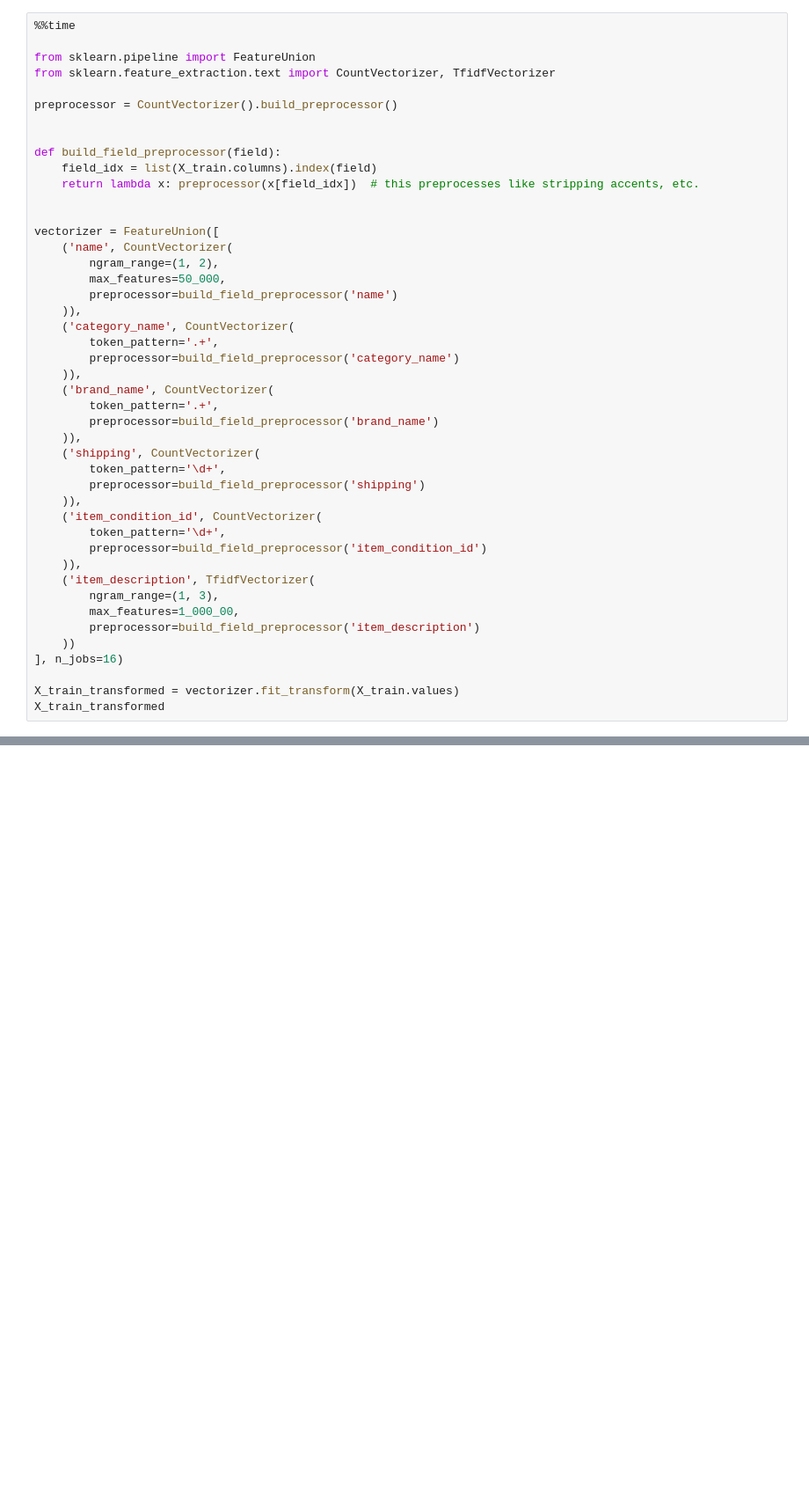
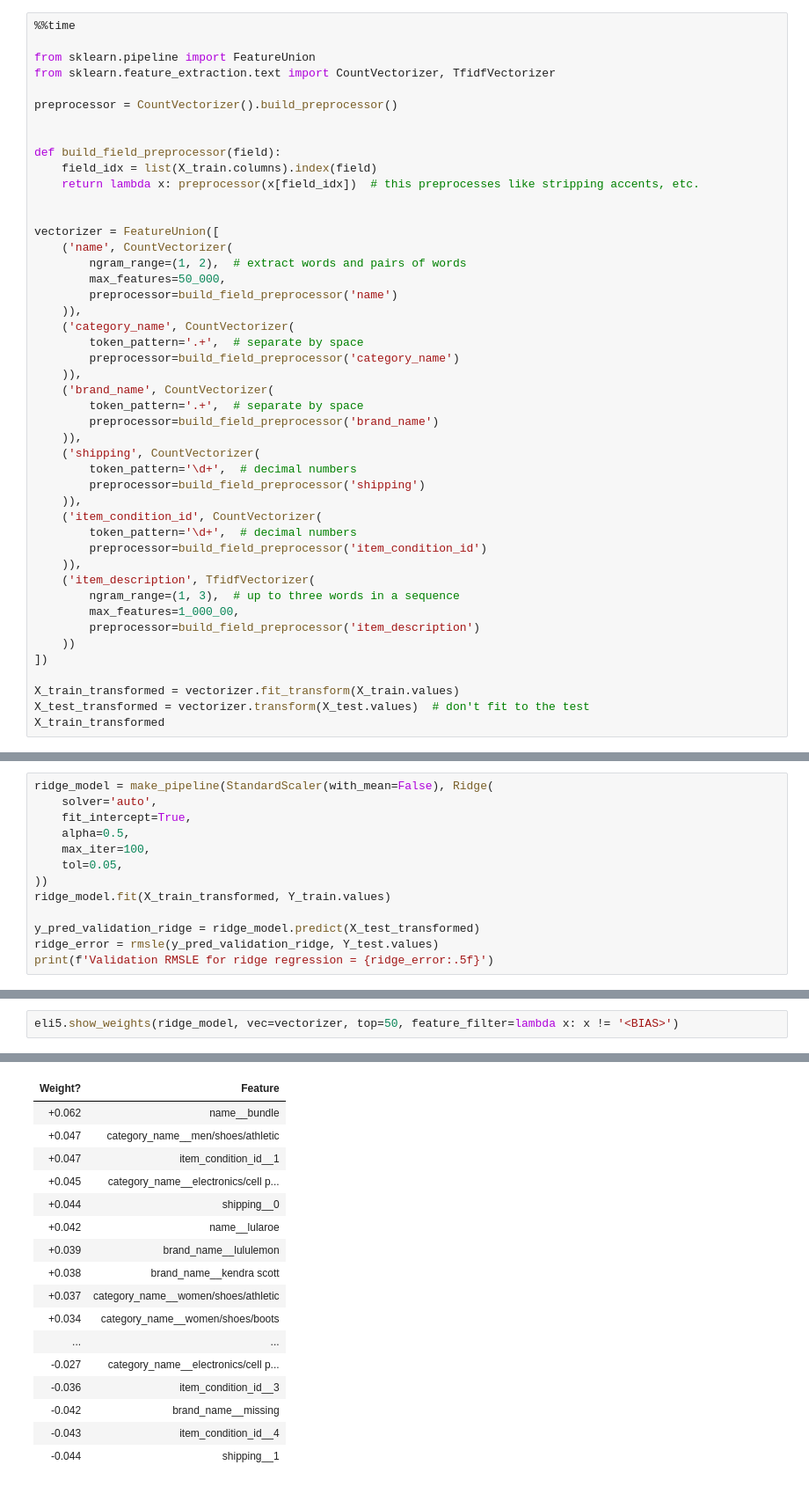
Before and after one commit to mbacvanski/DS4400_PricePrediction, a Jupyter notebook: ridge_regression.ipynb, the cells around one changed output, grey strips where cells are left out. Shown at 88% size. Saved outputs shown, nothing was run; the diff lists cells and outputs as text; blank space fills up the shorter version.

```diff
--- a/ridge_regression.ipynb
+++ b/ridge_regression.ipynb
@@ -44,32 +45,33 @@ def build_field_preprocessor(field):
 
 vectorizer = FeatureUnion([
     ('name', CountVectorizer(
-        ngram_range=(1, 2),
+        ngram_range=(1, 2),  # extract words and pairs of words
         max_features=50_000,
         preprocessor=build_field_preprocessor('name')
     )),
     ('category_name', CountVectorizer(
-        token_pattern='.+',
+        token_pattern='.+',  # separate by space
         preprocessor=build_field_preprocessor('category_name')
     )),
     ('brand_name', CountVectorizer(
-        token_pattern='.+',
+        token_pattern='.+',  # separate by space
         preprocessor=build_field_preprocessor('brand_name')
     )),
     ('shipping', CountVectorizer(
-        token_pattern='\d+',
+        token_pattern='\d+',  # decimal numbers
         preprocessor=build_field_preprocessor('shipping')
     )),
     ('item_condition_id', CountVectorizer(
-        token_pattern='\d+',
+        token_pattern='\d+',  # decimal numbers
         preprocessor=build_field_preprocessor('item_condition_id')
     )),
     ('item_description', TfidfVectorizer(
-        ngram_range=(1, 3),
+        ngram_range=(1, 3),  # up to three words in a sequence
         max_features=1_000_00,
         preprocessor=build_field_preprocessor('item_description')
     ))
-], n_jobs=16)
+])
 
 X_train_transformed = vectorizer.fit_transform(X_train.values)
+X_test_transformed = vectorizer.transform(X_test.values)  # don't fit to the test
 X_train_transformed
@@ -75,0 +168,13 @@ X_train_transformed
+# %%
+ridge_model = make_pipeline(StandardScaler(with_mean=False), Ridge(
+    solver='auto',
+    fit_intercept=True,
+    alpha=0.5,
+    max_iter=100,
+    tol=0.05,
+))
+ridge_model.fit(X_train_transformed, Y_train.values)
+
+y_pred_validation_ridge = ridge_model.predict(X_test_transformed)
+ridge_error = rmsle(y_pred_validation_ridge, Y_test.values)
+print(f'Validation RMSLE for ridge regression = {ridge_error:.5f}')
@@ -75,0 +187,3 @@ X_train_transformed
+# %%
+eli5.show_weights(ridge_model, vec=vectorizer, top=50, feature_filter=lambda x: x != '<BIAS>')
+# %% [output]
@@ -75,0 +191,17 @@ X_train_transformed
+| Weight? | Feature |
+| +0.062 | name__bundle |
+| +0.047 | category_name__men/shoes/athletic |
+| +0.047 | item_condition_id__1 |
+| +0.045 | category_name__electronics/cell p... |
+| +0.044 | shipping__0 |
+| +0.042 | name__lularoe |
+| +0.039 | brand_name__lululemon |
+| +0.038 | brand_name__kendra scott |
+| +0.037 | category_name__women/shoes/athletic |
+| +0.034 | category_name__women/shoes/boots |
+| ... | ... |
+| -0.027 | category_name__electronics/cell p... |
+| -0.036 | item_condition_id__3 |
+| -0.042 | brand_name__missing |
+| -0.043 | item_condition_id__4 |
+| -0.044 | shipping__1 |
```
Also changed, not shown: parts of 10 cells of this notebook.
